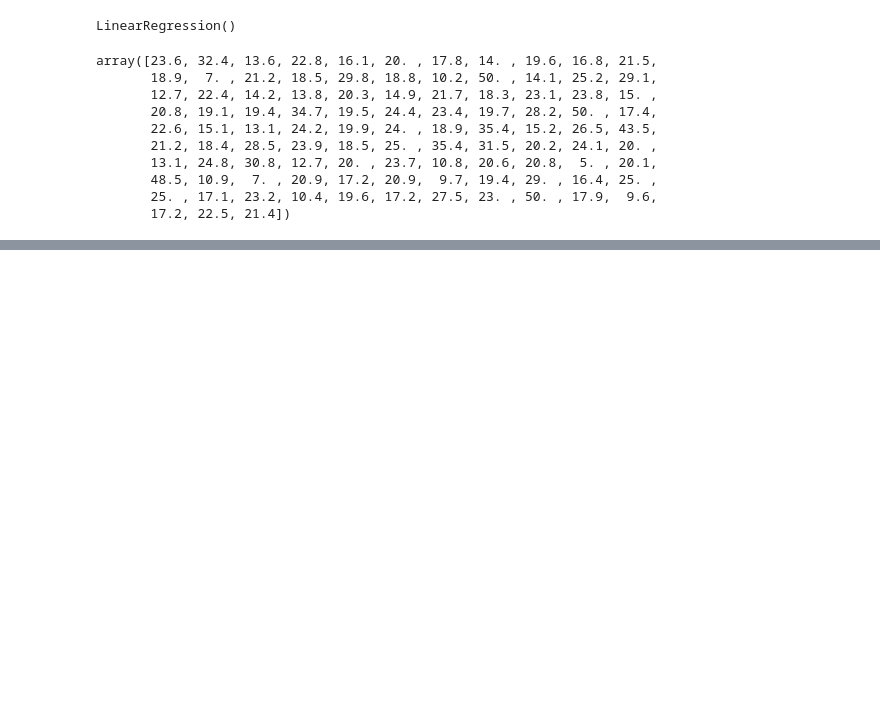
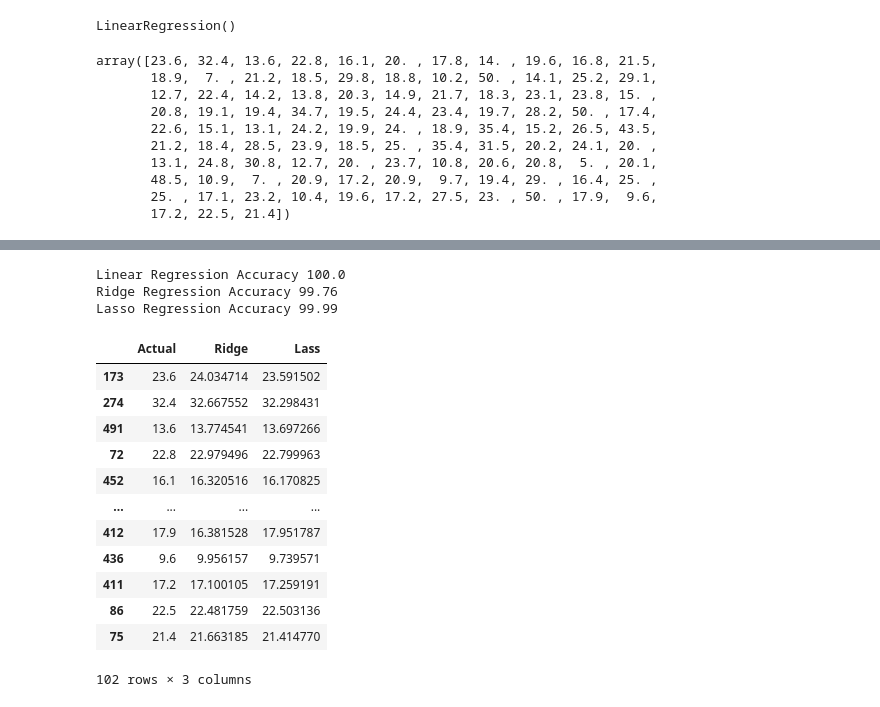
Before and after one commit to Mayank2014l/Training-Questions, a Jupyter notebook: 94.overfitting.ipynb, the cells around one changed output, grey strips where cells are left out. Saved outputs shown, nothing was run; the diff lists cells and outputs as text; code cells hidden in the pictures; blank space fills up the shorter version.

```diff
--- a/94.overfitting.ipynb
+++ b/94.overfitting.ipynb
@@ -276,0 +417,51 @@ compare_df
+# %%
+from sklearn.preprocessing import StandardScaler
+scaler = StandardScaler()
+x_scaler =  scaler.fit_transform(X)
+X_train,X_test,y_train,y_test = train_test_split(x_scaler,y,test_size=0.2,random_state=42)
+# %%
+from sklearn.metrics import r2_score
+linear = LinearRegression()
+linear.fit(X_train,y_train)
+lin_pred=linear.predict(X_test)
+lin_accuracy = r2_score(y_test,lin_pred)*100
+# %%
+# Ridge and Lasso always take alpha value
+ridge = Ridge(alpha=10.0)
+ridge.fit(X_train,y_train)
+rig_pred = ridge.predict(X_test)
+rig_accuracy = r2_score(y_test,rig_pred)*100
+# %%
+lasso = Lasso(alpha=0.1)
+lasso.fit(X_train,y_train)
+lasso_pred = lasso.predict(X_test)
+lasso_accuracy = r2_score(y_test,lasso_pred)*100
+# %%
+print("Linear Regression Accuracy",round(lin_accuracy,2))
+print("Ridge Regression Accuracy",round(rig_accuracy,2))
+print("Lasso Regression Accuracy",round(lasso_accuracy,2))
+# %% [output]
+Linear Regression Accuracy 100.0
+Ridge Regression Accuracy 99.76
+Lasso Regression Accuracy 99.99
+# %%
+final_compare=pd.DataFrame({
+    "Actual":y_test,
+    "Ridge": rig_pred,
+    "Lass": lasso_pred
+})
+final_compare
+# %% [output]
+|  | Actual | Ridge | Lass |
+| 173 | 23.6 | 24.034714 | 23.591502 |
+| 274 | 32.4 | 32.667552 | 32.298431 |
+| 491 | 13.6 | 13.774541 | 13.697266 |
+| 72 | 22.8 | 22.979496 | 22.799963 |
+| 452 | 16.1 | 16.320516 | 16.170825 |
+| ... | ... | ... | ... |
+| 412 | 17.9 | 16.381528 | 17.951787 |
+| 436 | 9.6 | 9.956157 | 9.739571 |
+| 411 | 17.2 | 17.100105 | 17.259191 |
+| 86 | 22.5 | 22.481759 | 22.503136 |
+| 75 | 21.4 | 21.663185 | 21.414770 |
+102 rows × 3 columns
```
Also changed, not shown: parts of 18 cells of this notebook.
